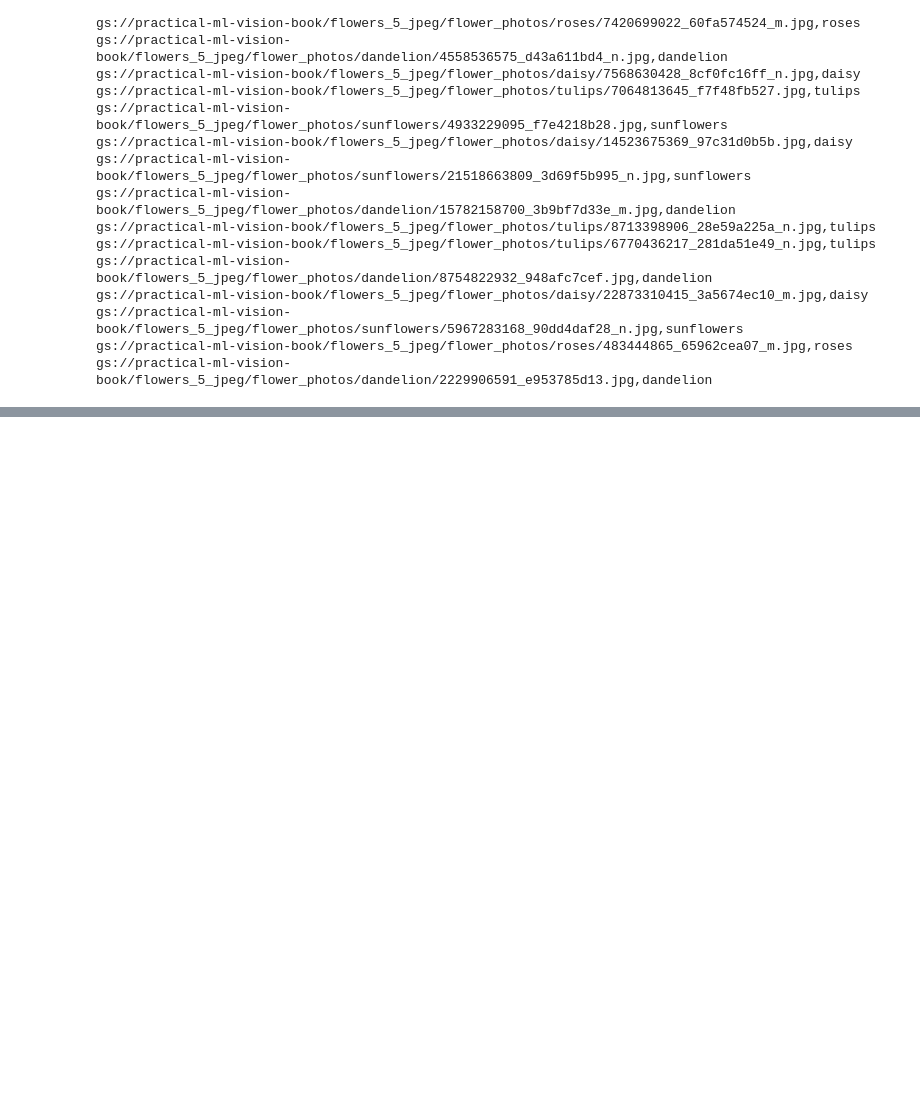
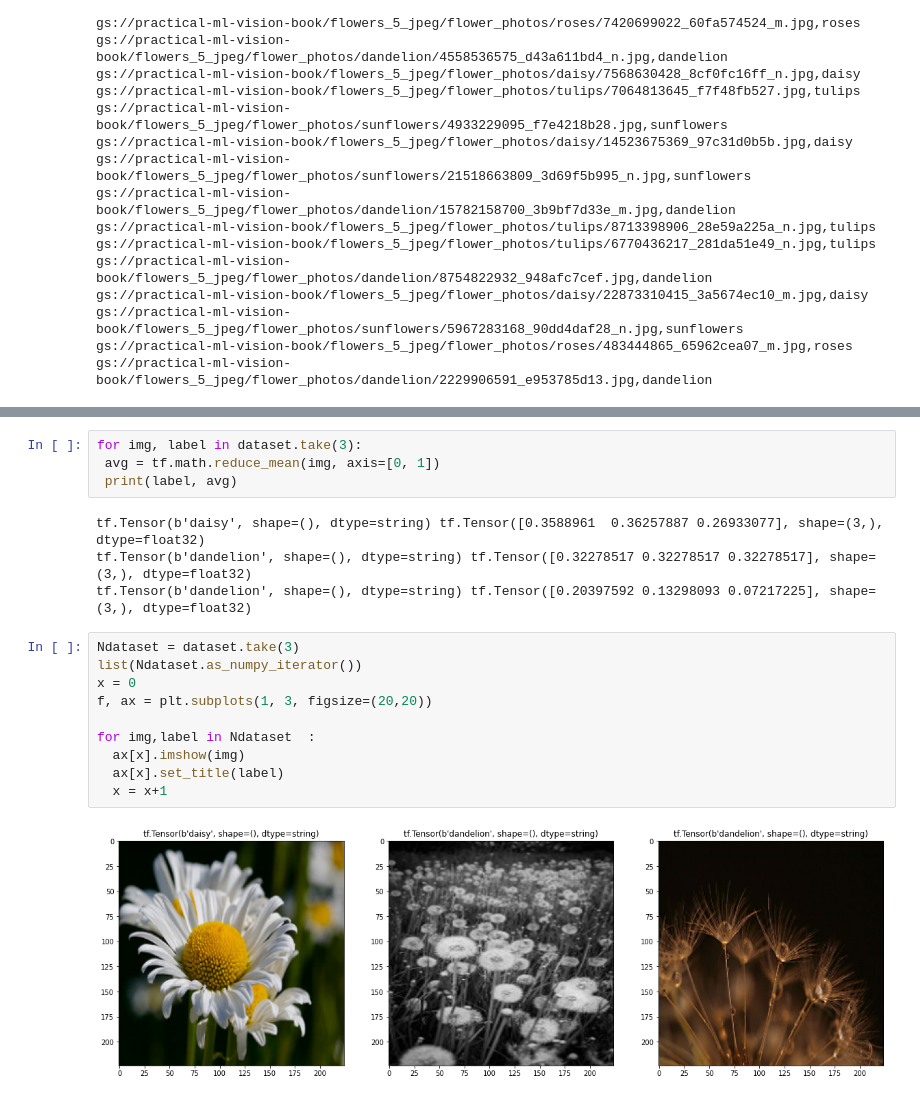
Before and after one commit to walidbrini/TensorFlow-Learning, a Jupyter notebook: TFtuto.ipynb, the cells around one changed output, grey strips where cells are left out. Saved outputs shown, nothing was run; the diff lists cells and outputs as text; blank space fills up the shorter version.

```diff
--- a/TFtuto.ipynb
+++ b/TFtuto.ipynb
@@ -59,0 +141,20 @@ show_image("gs://practical-ml-vision-book/flowers_5_jpeg/flower_photos/daisy/754
+# %%
+for img, label in dataset.take(3):
+ avg = tf.math.reduce_mean(img, axis=[0, 1])
+ print(label, avg)
+# %% [output]
+tf.Tensor(b'daisy', shape=(), dtype=string) tf.Tensor([0.3588961  0.36257887 0.26933077], shape=(3,), dtype=float32)
+tf.Tensor(b'dandelion', shape=(), dtype=string) tf.Tensor([0.32278517 0.32278517 0.32278517], shape=(3,), dtype=float32)
+tf.Tensor(b'dandelion', shape=(), dtype=string) tf.Tensor([0.20397592 0.13298093 0.07217225], shape=(3,), dtype=float32)
+# %%
+Ndataset = dataset.take(3)
+list(Ndataset.as_numpy_iterator())
+x = 0
+f, ax = plt.subplots(1, 3, figsize=(20,20))
+
+for img,label in Ndataset  :
+  ax[x].imshow(img)
+  ax[x].set_title(label)
+  x = x+1
+# %% [output]
+[figure, added]
```
Also changed, not shown: parts of 18 cells of this notebook.
